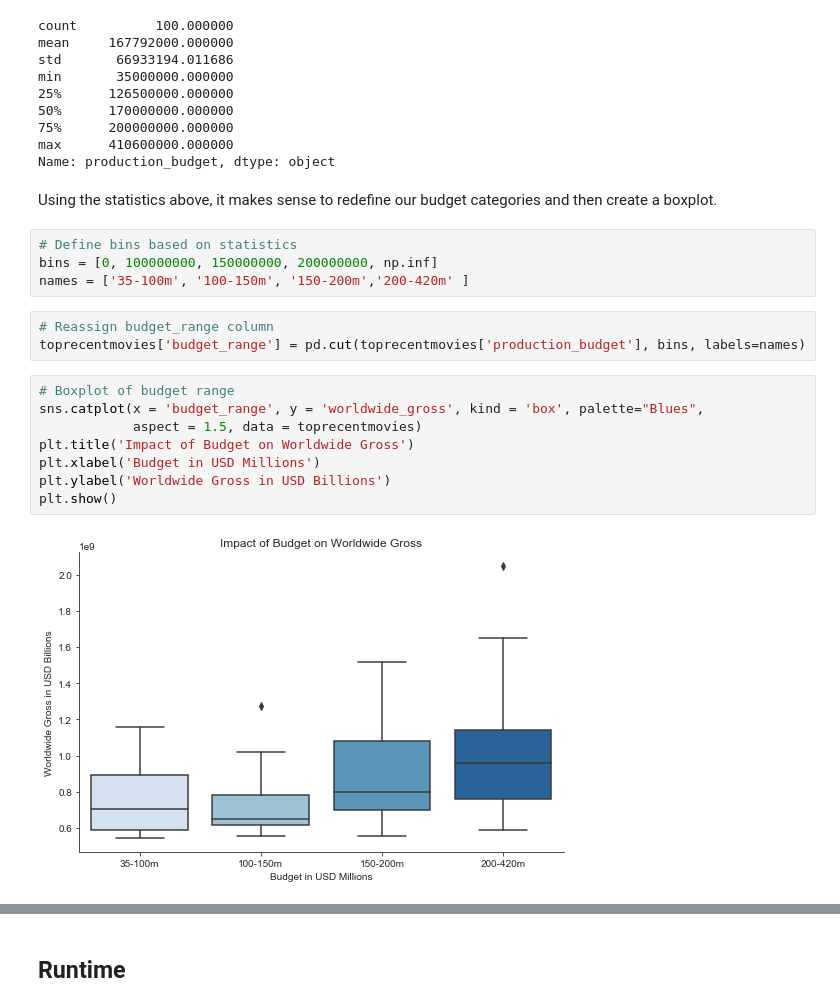
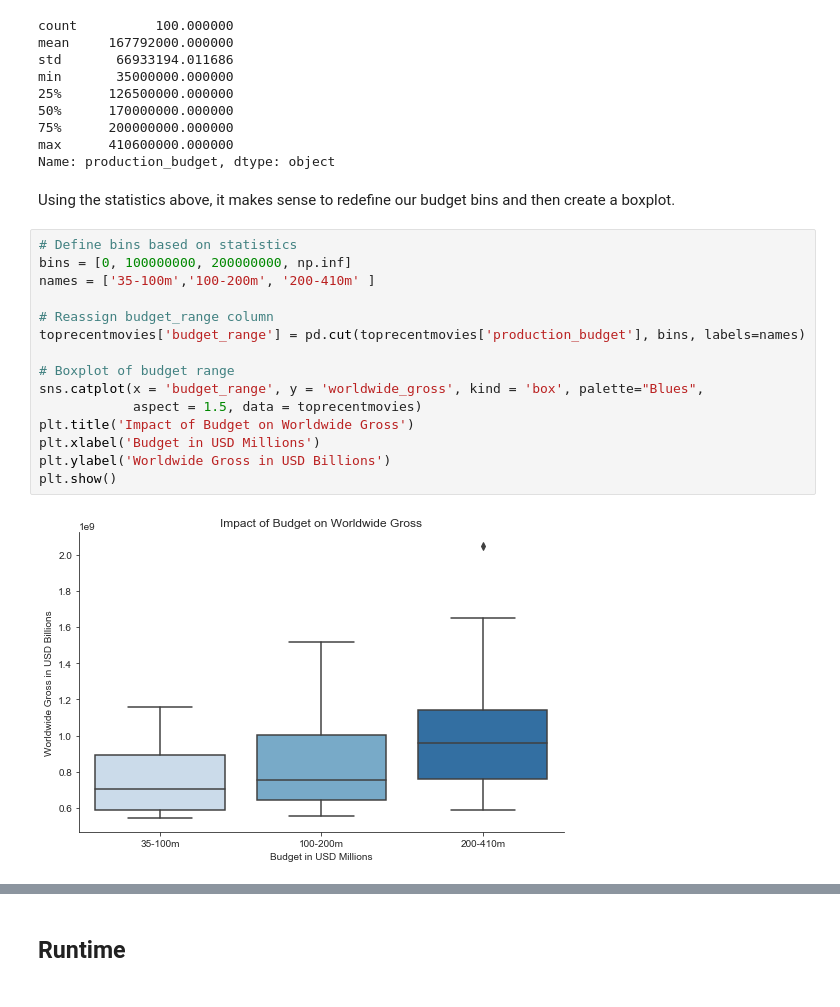
Before and after one commit to nadinezab/making-movies, a Jupyter notebook: Making Movies.ipynb, the cells around one changed output, grey strips where cells are left out. Drawn from its saved outputs; the diff is of its cells as text.

```diff
--- a/Making Movies.ipynb
+++ b/Making Movies.ipynb
@@ -1166,21 +1167,21 @@ min       35000000.000000
 max      410600000.000000
 Name: production_budget, dtype: object
 # %% [markdown]
-Using the statistics above, it makes sense to redefine our budget categories and then create a boxplot.
+Using the statistics above, it makes sense to redefine our budget bins and then create a boxplot.
-# %%
-# Define bins based on statistics
-bins = [0, 100000000, 150000000, 200000000, np.inf]
-names = ['35-100m', '100-150m', '150-200m','200-420m' ]
-# %%
-# Reassign budget_range column
-toprecentmovies['budget_range'] = pd.cut(toprecentmovies['production_budget'], bins, labels=names)
 # %%
+# Define bins based on statistics
+bins = [0, 100000000, 200000000, np.inf]
+names = ['35-100m','100-200m', '200-410m' ]
+
+# Reassign budget_range column
+toprecentmovies['budget_range'] = pd.cut(toprecentmovies['production_budget'], bins, labels=names)
+
 # Boxplot of budget range
 sns.catplot(x = 'budget_range', y = 'worldwide_gross', kind = 'box', palette="Blues",
             aspect = 1.5, data = toprecentmovies)
 plt.title('Impact of Budget on Worldwide Gross')
 plt.xlabel('Budget in USD Millions')
 plt.ylabel('Worldwide Gross in USD Billions')
 plt.show()
 # %% [output]
-[figure, old version]
+[figure, new version]
```
Also changed, not shown: parts of 23 cells of this notebook, 7 other files.
